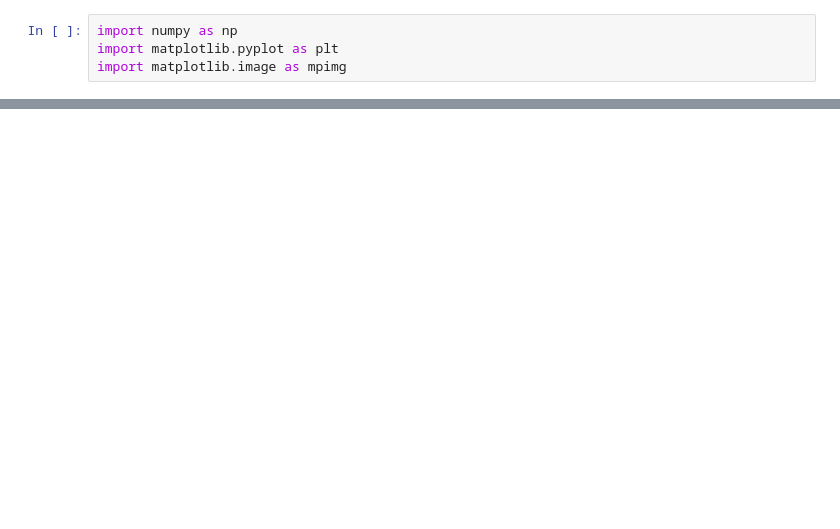
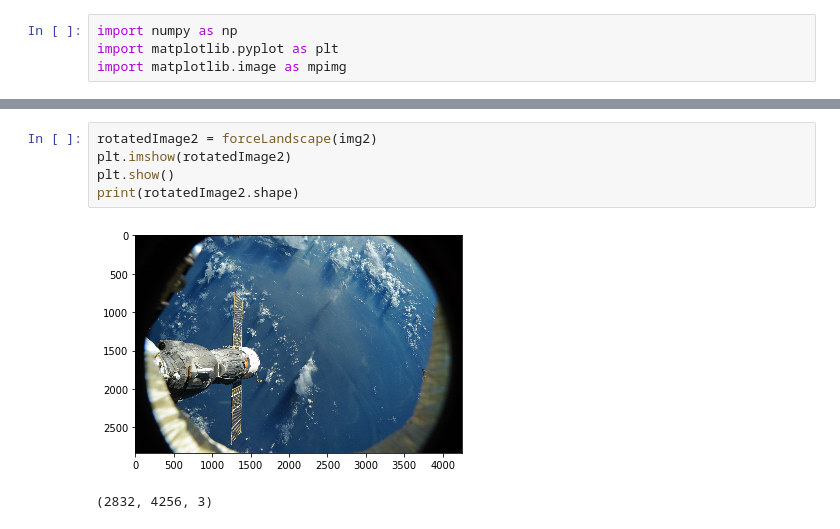
Before and after one commit to aditid/WindowsOnEarth, a Jupyter notebook: notebooks/imageRotation.ipynb, the cells around one changed output, grey strips where cells are left out. Cells and saved outputs as stored; diff of their text form; blank space fills up the shorter version.

```diff
--- a/notebooks/imageRotation.ipynb
+++ b/notebooks/imageRotation.ipynb
@@ -18,0 +36,8 @@ print(img.shape)
+# %%
+rotatedImage2 = forceLandscape(img2)
+plt.imshow(rotatedImage2)
+plt.show()
+print(rotatedImage2.shape)
+# %% [output]
+[figure, added]
+(2832, 4256, 3)
```
Also changed, not shown: parts of 6 cells of this notebook.
